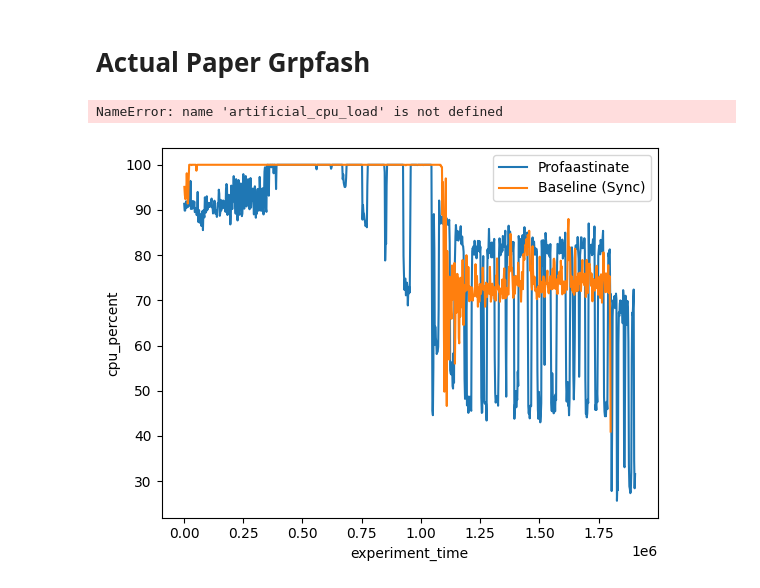
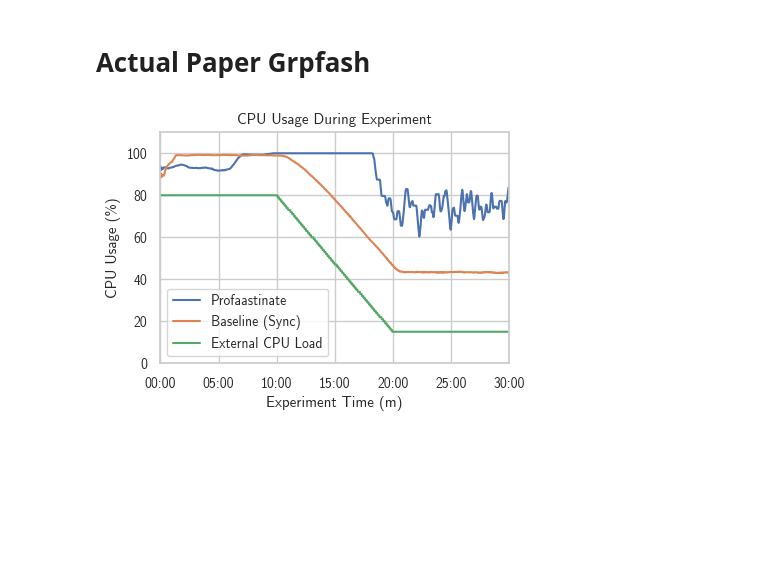
Before and after one commit to umbrellerde/nuclio, a Jupyter notebook: profaastinate/evaluation/stats/stats.ipynb, the cells around one changed output. Saved outputs shown, nothing was run; the diff lists cells and outputs as text; code cells hidden in the pictures; blank space fills up the shorter version.

```diff
--- a/profaastinate/evaluation/stats/stats.ipynb
+++ b/profaastinate/evaluation/stats/stats.ipynb
@@ -53,10 +54,18 @@ def get_df_from_folder(folder):
                 if "K6MAGICSTRING" in line:
                     raw_data = re.search(r'K6MAGICSTRING(.*?)K7MAGICSTRING', line).group(1)
                     splits = raw_data.split(",")
+                    req_duration = None
+                    callid = None
+                    try:
+                        req_duration = float(splits[2].strip())
+                        callid = splits[1].strip()
+                    except:
+                        req_duration = float(splits[1].strip())
+                        callid = splits[2].strip()
                     k6_durations.append({
-                        "start_unix": float(splits[0]),
-                        "req_duration": float(splits[1]),
-                        "callid": splits[2]
+                        "start_unix": float(splits[0].strip()),
+                        "req_duration": req_duration,
+                        "callid": callid,
                     })
 
 
@@ -284,7 +282,7 @@ def get_cpu_share(start, end, current):
         # the value if you want to go from 50 to 15:
         # return str(round(((-105/length)*current + 85)/100, 2))
 
-artificial_cpu_load = [float(get_cpu_share(0, experiment_phases[3], i)) * 100 for i in range(0, experiment_phases[3])]
-art_cpu_df = pd.DataFrame([{'load_percent': i, 'experiment_time': idx, 'experiment_time_rel': pd.to_datetime(idx, unit="ms")} for idx, i in enumerate(artificial_cpu_load]))
-sns.lineplot(artificial_cpu_load)
+artificial_cpu_load = [float(get_cpu_share(0, experiment_phases[3], i)) * 100 for i in tqdm.tqdm(range(0, experiment_phases[3], 3000))]
+art_cpu_df = pd.DataFrame([{'load_percent': i, 'experiment_time': idx * 3000, 'experiment_time_rel': pd.to_datetime(idx * 3000, unit="ms")} for idx, i in tqdm.tqdm(enumerate(artificial_cpu_load))])
+sns.lineplot( data=art_cpu_df,x="experiment_time_rel", y="load_percent",)
 # %% [output]
@@ -316,13 +314,30 @@ sns.lineplot(sync_concurrent_requests, color="red")
 # %% [markdown]
 # Actual Paper Grpfash
+# %%
+import matplotlib as mpl
+sns.set(font_scale=0.9, style='whitegrid', font='CMU Sans Serif')
+mpl.rcParams['pdf.fonttype'] = 42
+mpl.rcParams['ps.fonttype'] = 42
+mpl.rcParams['figure.figsize'] = (4.5,3)
+mpl.rcParams['figure.dpi'] = 100
+
+def save_fig(ax, name, file_type="pdf"):
+    fig = ax.get_figure()
+    fig.tight_layout()
+    file_name = name + "." + file_type
+    fig.savefig(os.path.join("graphs", file_name), bbox_inches='tight')
 # %%
 sns.lineplot(async_usage_rolling_df, x="experiment_time_rel", y="cpu_percent", label="Profaastinate")
 sns.lineplot(sync_usage_rolling_df, x="experiment_time_rel", y="cpu_percent", label="Baseline (Sync)")
-sns.lineplot(data=artificial_cpu_load, label="Base CPU Load")
+sns.lineplot(data=art_cpu_df, x="experiment_time_rel", y="load_percent", label="External CPU Load")
 plt.ylim(0, 110)
-plt.xlim(0, experiment_phases[3])
+plt.xlim(pd.to_datetime(0, unit="ms"), pd.to_datetime(experiment_phases[3], unit="ms"))
 plt.ylabel("CPU Usage (%)")
-plt.xlabel("Experiment Time (ms)")
+plt.xlabel("Experiment Time (m)")
+plt.title("CPU Usage During Experiment")
+plt.gca().xaxis.set_major_formatter(mdates.DateFormatter('%M:%S'))
+ac = plt.gca()
+#plt.savefig("graphs/cpu_usage.pdf")
+plt.show()
 # %% [output]
-NameError: name 'artificial_cpu_load' is not defined
-[figure, old version]
+[figure, new version]
```
Also changed, not shown: parts of 15 cells of this notebook, 2 other files.
